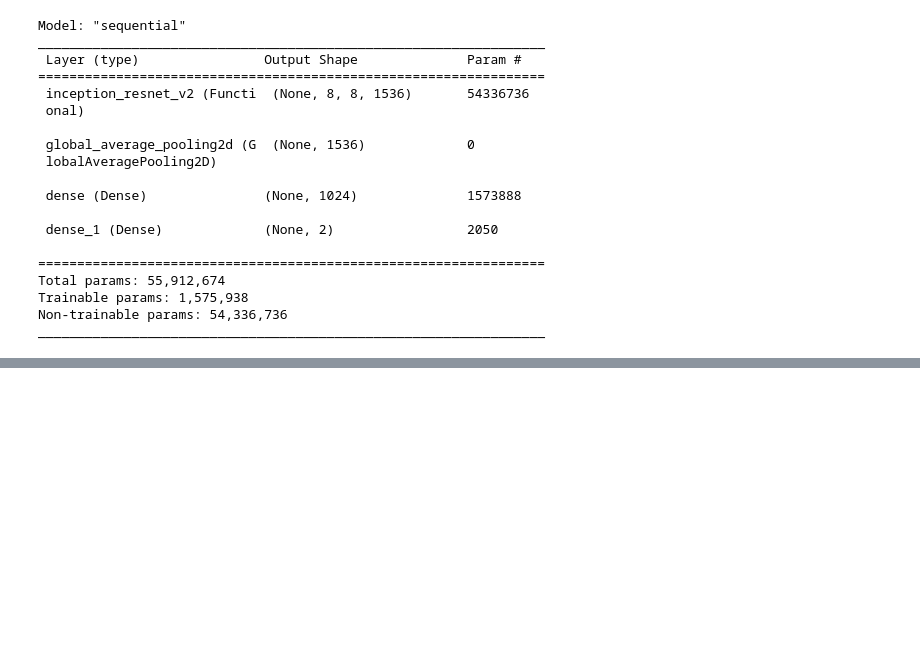
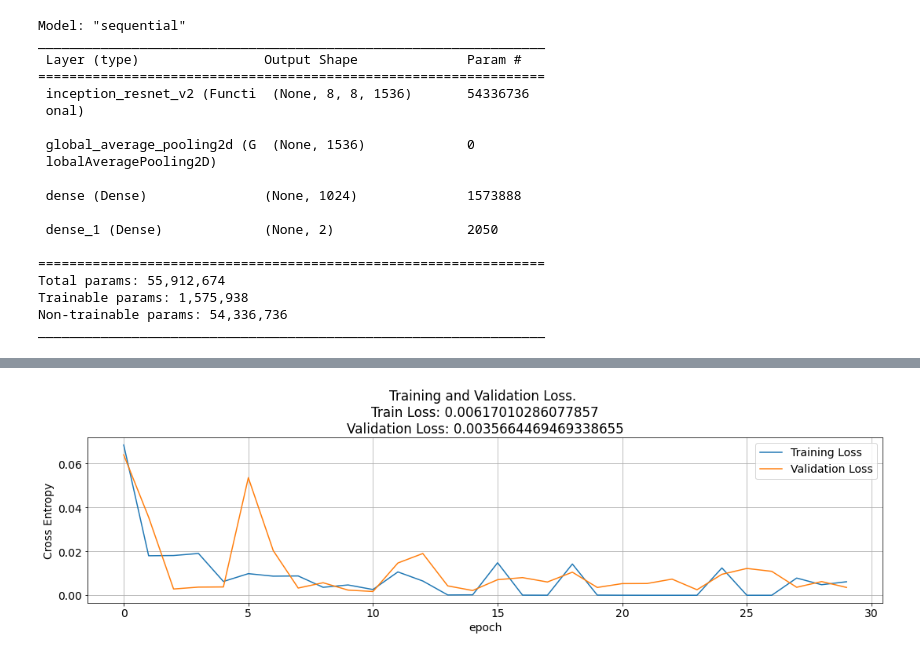
Before and after one commit to ahmed-mehanna-1/colon-cancer-classification, a Jupyter notebook: keras_model.ipynb, the cells around one changed output, grey strips where cells are left out. Drawn from its saved outputs; the diff is of its cells as text; code cells hidden in the pictures; blank space fills up the shorter version.

```diff
--- a/keras_model.ipynb
+++ b/keras_model.ipynb
@@ -115,0 +154,12 @@ model.evaluate(val_data)
+# %%
+plt.subplot(2, 1, 2)
+plt.plot(loss, label='Training Loss')
+plt.plot(val_loss, label='Validation Loss')
+plt.legend(loc='upper right')
+plt.ylabel('Cross Entropy')
+plt.title(f'Training and Validation Loss. \nTrain Loss: {str(loss[-1])}\nValidation Loss: {str(val_loss[-1])}')
+plt.xlabel('epoch')
+plt.tight_layout(pad=3.0)
+plt.show()
+# %% [output]
+[figure, added]
```
Also changed, not shown: parts of 14 cells of this notebook.
